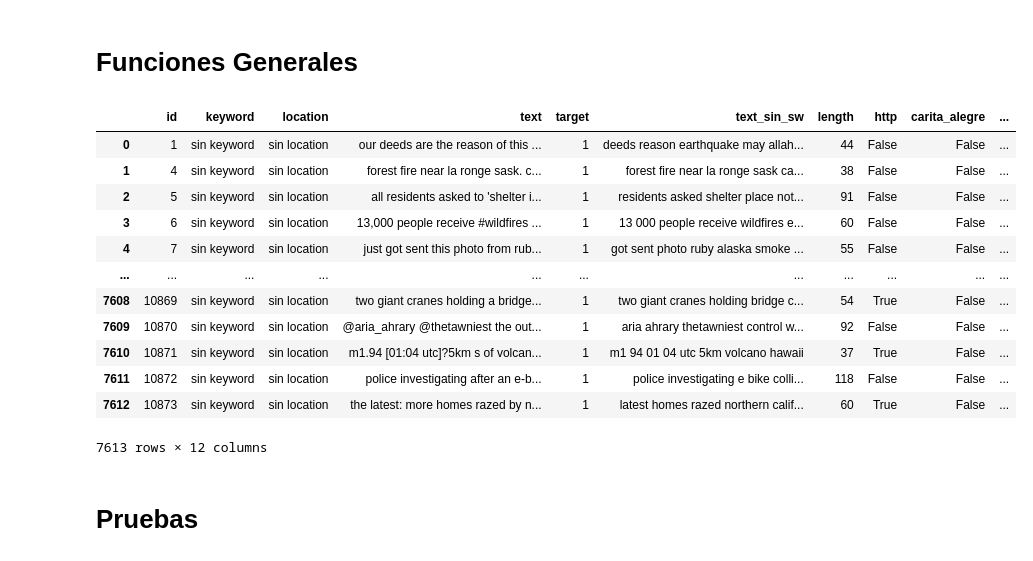
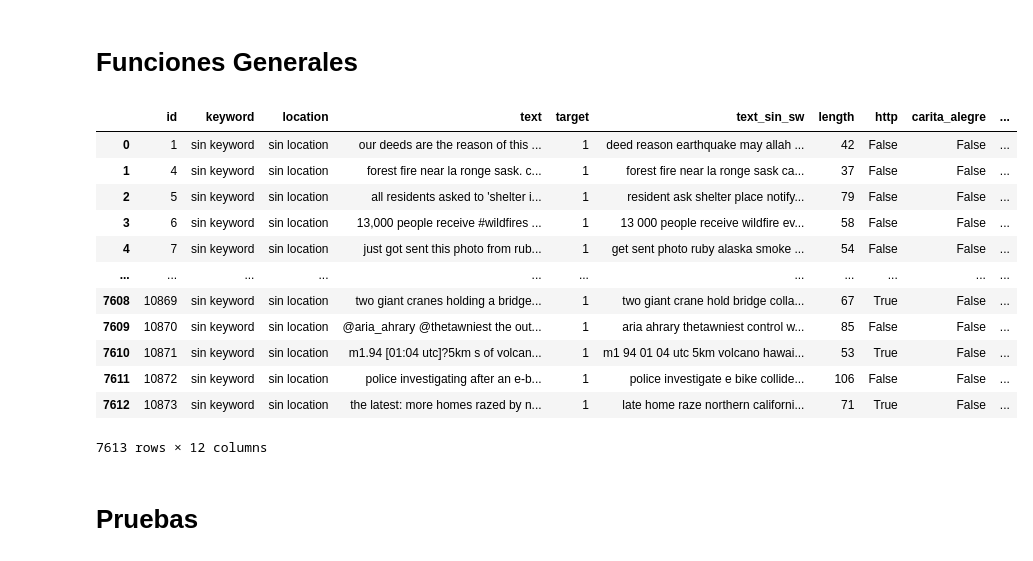
Before and after one commit to delpinor/datos7506, a Jupyter notebook: TP2 - Machine Learning.ipynb, the cells around one changed output. Drawn from its saved outputs; the diff is of its cells as text; code cells hidden in the pictures.

```diff
--- a/TP2 - Machine Learning.ipynb
+++ b/TP2 - Machine Learning.ipynb
@@ -126,46 +161,46 @@ def limpiar_texto(word):
 # %%
-df['text_sin_sw'] = df.text.apply(preparar_texto)
+df['text_sin_sw'] = df.text.apply(formatear_texto)
 
 df['length'] = df.text_sin_sw.apply(len)
 
 
 df['http'] = df.text.str.contains('http')
 df['carita_alegre'] = df.text.str.contains(':\)')
 df['carita_triste'] = df.text.str.contains(':\(')
 #df['cant_stopwords'] = df.text.apply(lambda x: len(set(x.split()) & stops))
 
 
 df['ref_noticias'] = df.text_sin_sw.apply(news_ref)
 
 df['zona_desastres'] = df.text_sin_sw.apply(es_ciudad_de_desastres) |\
                         df.text_sin_sw.apply(es_pais_de_desastres)
 
 
 '''
 X = df[['location', 'text_sin_sw', 'target', 'http_hashtag', 'carita_alegre', 'carita_triste', 'length_verdadero', 'ref_noticias', 'zona_desastres']].join(encoded)
 X[X.target == 1].sample(400).to_csv('data/tw_reales.csv')
 X[X.target == 0].sample(400).to_csv('data/tw_falsos.csv')
 df.sample(100)
 '''
 
 #serie = df[df.target == 0]['text_sin_sw'].str.split(expand=True).stack().value_counts()
 #serie.to_csv('data/tw_top_words_0.csv')
 #df[df.zona_desastres == 1].to_csv('data/sampple.csv')
 
 df
 # %% [output]
 |  | id | keyword | location | text | target | text_sin_sw | length | http | carita_alegre | ... |
-| 0 | 1 | sin keyword | sin location | our deeds are the reason of this ... | 1 | deeds reason earthquake may allah... | 44 | False | False | ... |
-| 1 | 4 | sin keyword | sin location | forest fire near la ronge sask. c... | 1 | forest fire near la ronge sask ca... | 38 | False | False | ... |
-| 2 | 5 | sin keyword | sin location | all residents asked to 'shelter i... | 1 | residents asked shelter place not... | 91 | False | False | ... |
-| 3 | 6 | sin keyword | sin location | 13,000 people receive #wildfires ... | 1 | 13 000 people receive wildfires e... | 60 | False | False | ... |
-| 4 | 7 | sin keyword | sin location | just got sent this photo from rub... | 1 | got sent photo ruby alaska smoke ... | 55 | False | False | ... |
+| 0 | 1 | sin keyword | sin location | our deeds are the reason of this ... | 1 | deed reason earthquake may allah ... | 42 | False | False | ... |
+| 1 | 4 | sin keyword | sin location | forest fire near la ronge sask. c... | 1 | forest fire near la ronge sask ca... | 37 | False | False | ... |
+| 2 | 5 | sin keyword | sin location | all residents asked to 'shelter i... | 1 | resident ask shelter place notify... | 79 | False | False | ... |
+| 3 | 6 | sin keyword | sin location | 13,000 people receive #wildfires ... | 1 | 13 000 people receive wildfire ev... | 58 | False | False | ... |
+| 4 | 7 | sin keyword | sin location | just got sent this photo from rub... | 1 | get sent photo ruby alaska smoke ... | 54 | False | False | ... |
 | ... | ... | ... | ... | ... | ... | ... | ... | ... | ... | ... |
-| 7608 | 10869 | sin keyword | sin location | two giant cranes holding a bridge... | 1 | two giant cranes holding bridge c... | 54 | True | False | ... |
-| 7609 | 10870 | sin keyword | sin location | @aria_ahrary @thetawniest the out... | 1 | aria ahrary thetawniest control w... | 92 | False | False | ... |
-| 7610 | 10871 | sin keyword | sin location | m1.94 [01:04 utc]?5km s of volcan... | 1 | m1 94 01 04 utc 5km volcano hawaii | 37 | True | False | ... |
-| 7611 | 10872 | sin keyword | sin location | police investigating after an e-b... | 1 | police investigating e bike colli... | 118 | False | False | ... |
-| 7612 | 10873 | sin keyword | sin location | the latest: more homes razed by n... | 1 | latest homes razed northern calif... | 60 | True | False | ... |
+| 7608 | 10869 | sin keyword | sin location | two giant cranes holding a bridge... | 1 | two giant crane hold bridge colla... | 67 | True | False | ... |
+| 7609 | 10870 | sin keyword | sin location | @aria_ahrary @thetawniest the out... | 1 | aria ahrary thetawniest control w... | 85 | False | False | ... |
+| 7610 | 10871 | sin keyword | sin location | m1.94 [01:04 utc]?5km s of volcan... | 1 | m1 94 01 04 utc 5km volcano hawai... | 53 | True | False | ... |
+| 7611 | 10872 | sin keyword | sin location | police investigating after an e-b... | 1 | police investigate e bike collide... | 106 | False | False | ... |
+| 7612 | 10873 | sin keyword | sin location | the latest: more homes razed by n... | 1 | late home raze northern californi... | 71 | True | False | ... |
 7613 rows × 12 columns
 # %% [markdown]
 # Pruebas
```
Also changed, not shown: parts of 15 cells of this notebook.
